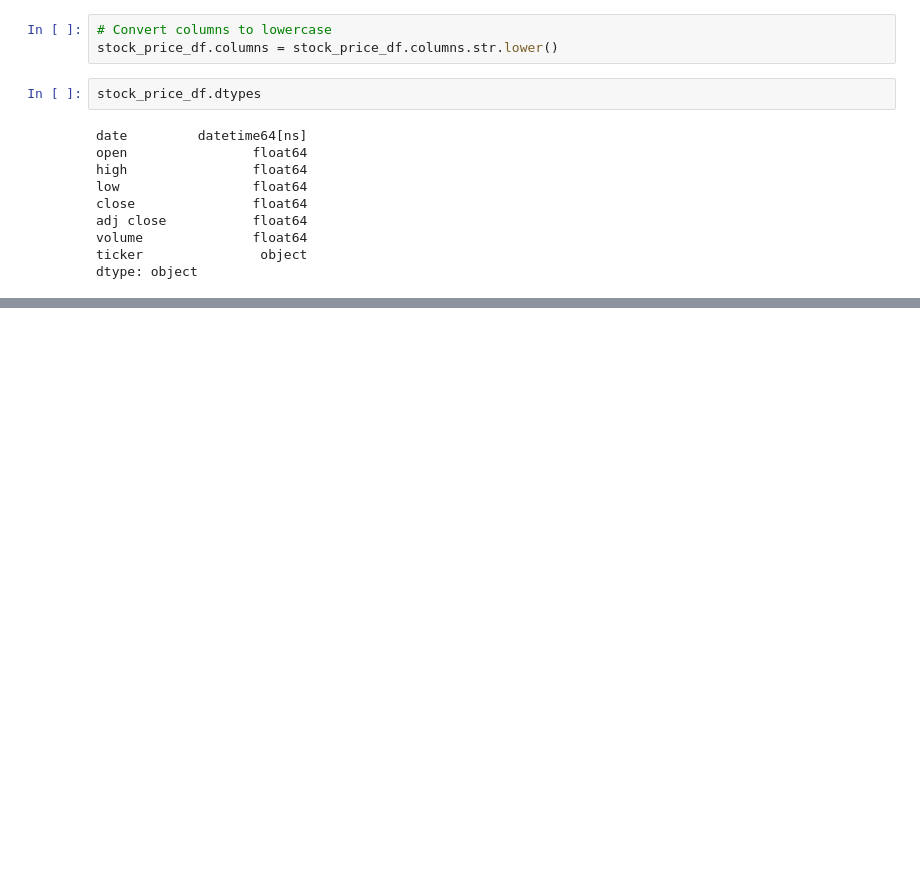
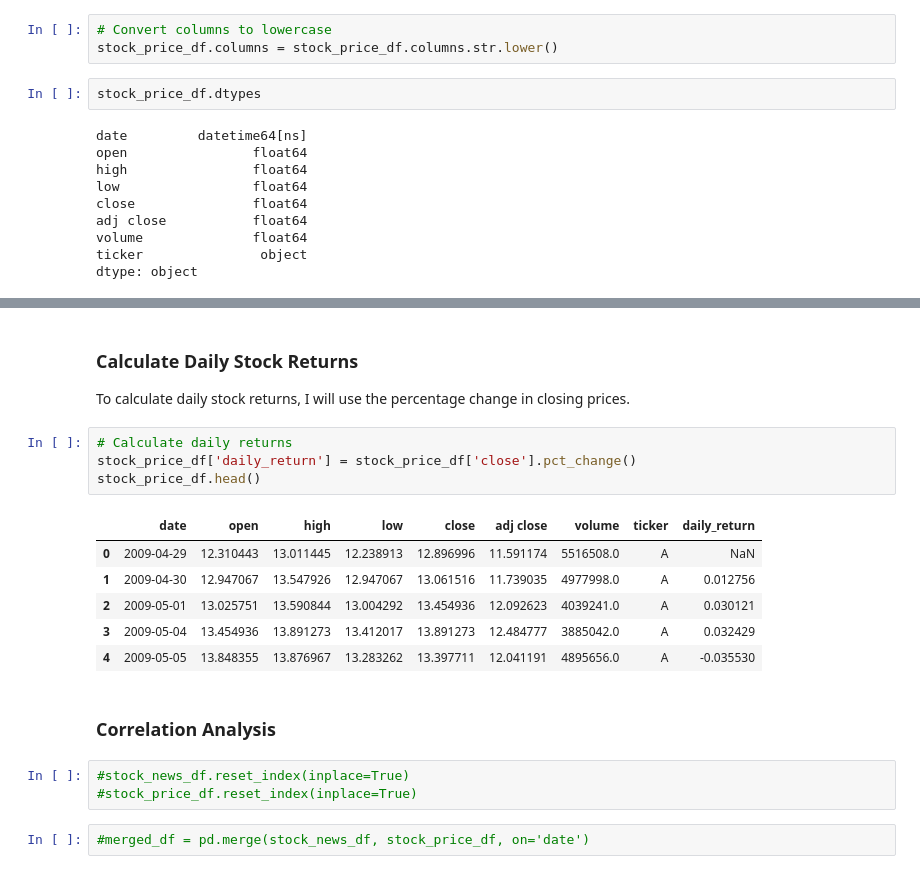
Before and after one commit to der-bew/10ac_week1, a Jupyter notebook: notebooks/Stock_EDA.ipynb, the cells around one changed output, grey strips where cells are left out. Saved outputs shown, nothing was run; the diff lists cells and outputs as text; blank space fills up the shorter version.

Commit message:
Added a correlation analysis

```diff
--- a/notebooks/Stock_EDA.ipynb
+++ b/notebooks/Stock_EDA.ipynb
@@ -575,0 +604,21 @@ stock_price_df.head()
+# %% [markdown]
+###  Calculate Daily Stock Returns
+To calculate daily stock returns, I will use the percentage change in closing prices.
+# %%
+# Calculate daily returns
+stock_price_df['daily_return'] = stock_price_df['close'].pct_change()
+stock_price_df.head()
+# %% [output]
+|  | date | open | high | low | close | adj close | volume | ticker | daily_return |
+| 0 | 2009-04-29 | 12.310443 | 13.011445 | 12.238913 | 12.896996 | 11.591174 | 5516508.0 | A | NaN |
+| 1 | 2009-04-30 | 12.947067 | 13.547926 | 12.947067 | 13.061516 | 11.739035 | 4977998.0 | A | 0.012756 |
+| 2 | 2009-05-01 | 13.025751 | 13.590844 | 13.004292 | 13.454936 | 12.092623 | 4039241.0 | A | 0.030121 |
+| 3 | 2009-05-04 | 13.454936 | 13.891273 | 13.412017 | 13.891273 | 12.484777 | 3885042.0 | A | 0.032429 |
+| 4 | 2009-05-05 | 13.848355 | 13.876967 | 13.283262 | 13.397711 | 12.041191 | 4895656.0 | A | -0.035530 |
+# %% [markdown]
+### Correlation Analysis
+# %%
+#stock_news_df.reset_index(inplace=True)
+#stock_price_df.reset_index(inplace=True)
+# %%
+#merged_df = pd.merge(stock_news_df, stock_price_df, on='date')
```
Also changed, not shown: parts of 10 cells of this notebook.
